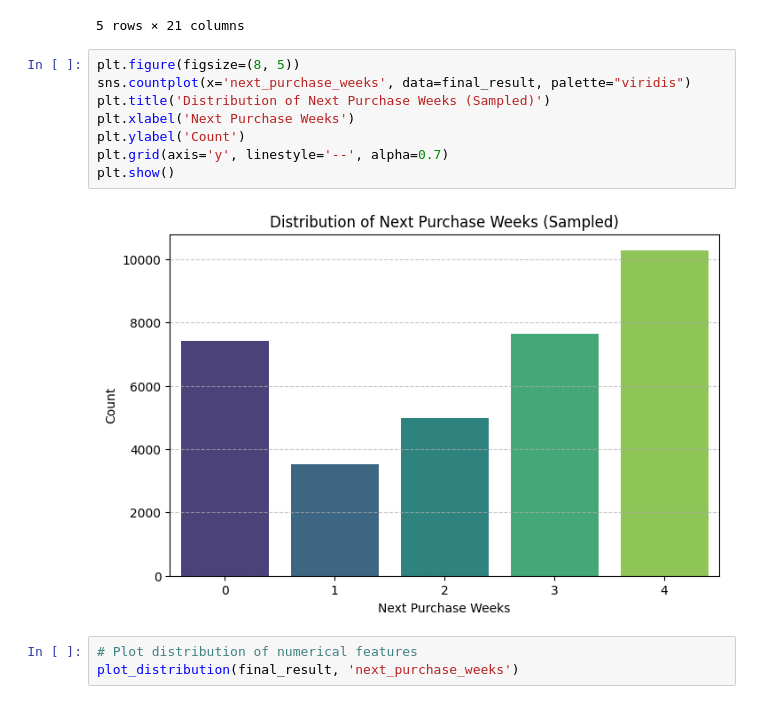
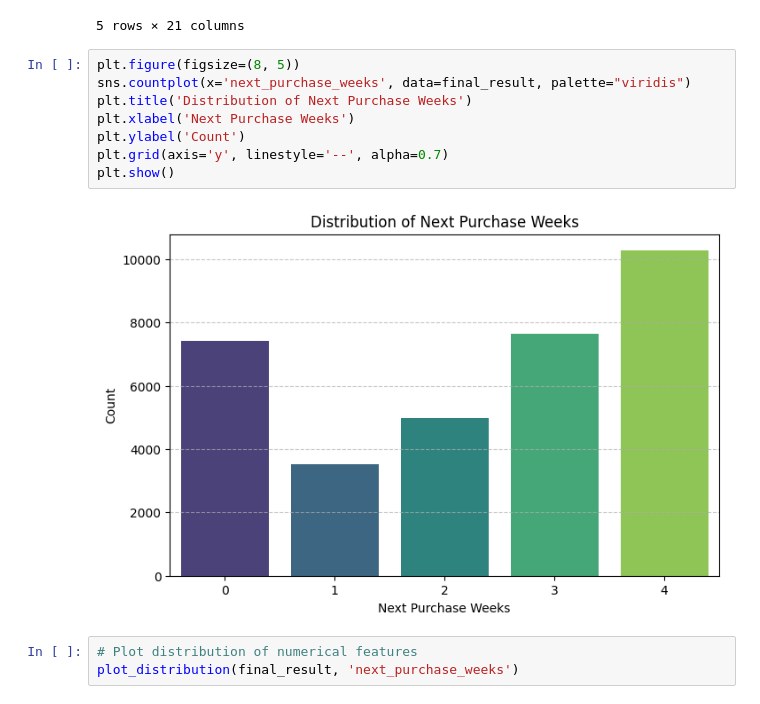
Before and after one commit to hasantahabagci/YZV311_2425_150210338_150220330, a Jupyter notebook: main.ipynb, the cells around one changed output. Cells and saved outputs as stored; diff of their text form.

```diff
--- a/main.ipynb
+++ b/main.ipynb
@@ -199,13 +204,13 @@ final_result.head()
 # %%
 plt.figure(figsize=(8, 5))
 sns.countplot(x='next_purchase_weeks', data=final_result, palette="viridis")
-plt.title('Distribution of Next Purchase Weeks (Sampled)')
+plt.title('Distribution of Next Purchase Weeks')
 plt.xlabel('Next Purchase Weeks')
 plt.ylabel('Count')
 plt.grid(axis='y', linestyle='--', alpha=0.7)
 plt.show()
 # %% [output]
-[figure, old version]
+[figure, new version]
 # %%
 # Plot distribution of numerical features
 plot_distribution(final_result, 'next_purchase_weeks')
```
Also changed, not shown: parts of 10 cells of this notebook.
